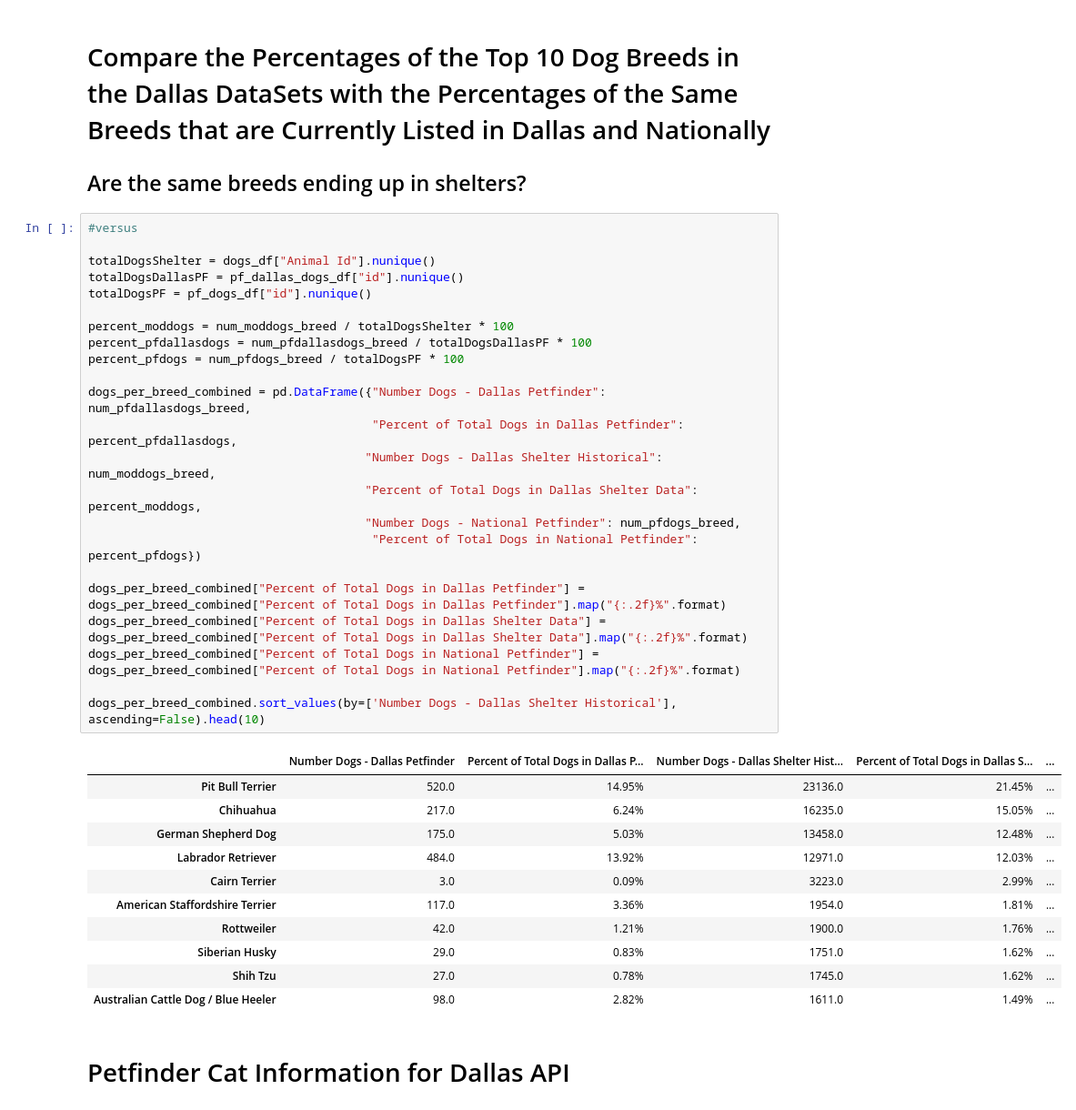
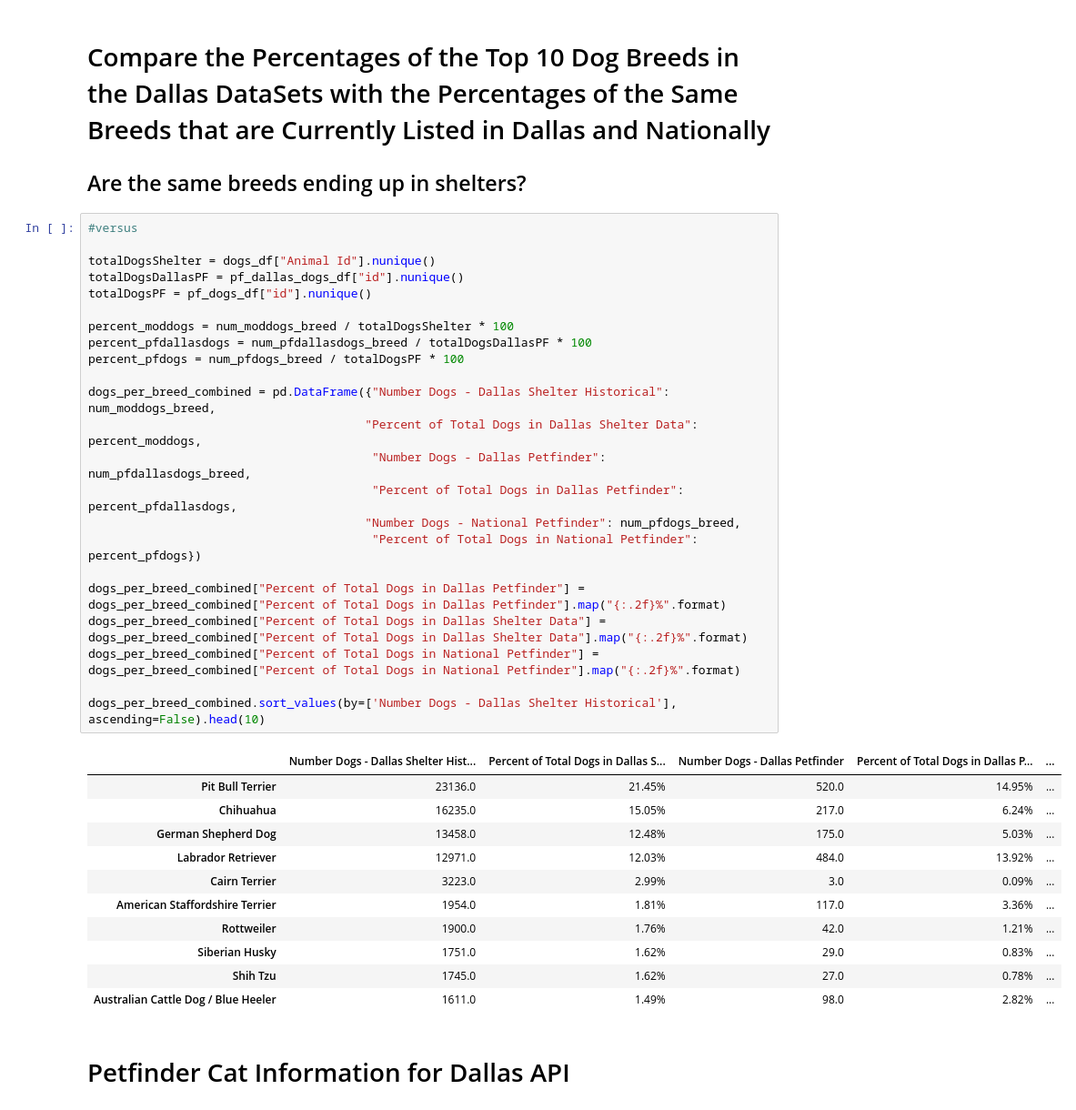
Before and after one commit to jconcha56429/Project1, a Jupyter notebook: Project1.ipynb, the cells around one changed output. Shown at 91% size. Saved outputs shown, nothing was run; the diff lists cells and outputs as text.

```diff
--- a/Project1.ipynb
+++ b/Project1.ipynb
@@ -918,38 +920,38 @@ See the caveats in the documentation: https://pandas.pydata.org/pandas-docs/stab
 # %%
 #versus
 
 totalDogsShelter = dogs_df["Animal Id"].nunique()
 totalDogsDallasPF = pf_dallas_dogs_df["id"].nunique()
 totalDogsPF = pf_dogs_df["id"].nunique()
 
 percent_moddogs = num_moddogs_breed / totalDogsShelter * 100
 percent_pfdallasdogs = num_pfdallasdogs_breed / totalDogsDallasPF * 100
 percent_pfdogs = num_pfdogs_breed / totalDogsPF * 100
 
-dogs_per_breed_combined = pd.DataFrame({"Number Dogs - Dallas Petfinder": num_pfdallasdogs_breed,
+dogs_per_breed_combined = pd.DataFrame({"Number Dogs - Dallas Shelter Historical": num_moddogs_breed,
+                                       "Percent of Total Dogs in Dallas Shelter Data": percent_moddogs,
+                                        "Number Dogs - Dallas Petfinder": num_pfdallasdogs_breed,
                                         "Percent of Total Dogs in Dallas Petfinder": percent_pfdallasdogs,
-                                       "Number Dogs - Dallas Shelter Historical": num_moddogs_breed,
-                                       "Percent of Total Dogs in Dallas Shelter Data": percent_moddogs,
                                        "Number Dogs - National Petfinder": num_pfdogs_breed,
                                         "Percent of Total Dogs in National Petfinder": percent_pfdogs})
 
 dogs_per_breed_combined["Percent of Total Dogs in Dallas Petfinder"] = dogs_per_breed_combined["Percent of Total Dogs in Dallas Petfinder"].map("{:.2f}%".format)
 dogs_per_breed_combined["Percent of Total Dogs in Dallas Shelter Data"] = dogs_per_breed_combined["Percent of Total Dogs in Dallas Shelter Data"].map("{:.2f}%".format)
 dogs_per_breed_combined["Percent of Total Dogs in National Petfinder"] = dogs_per_breed_combined["Percent of Total Dogs in National Petfinder"].map("{:.2f}%".format)
 
 dogs_per_breed_combined.sort_values(by=['Number Dogs - Dallas Shelter Historical'], ascending=False).head(10)
 # %% [output]
-|  | Number Dogs - Dallas Petfinder | Percent of Total Dogs in Dallas P... | Number Dogs - Dallas Shelter Hist... | Percent of Total Dogs in Dallas S... | ... |
-| Pit Bull Terrier | 520.0 | 14.95% | 23136.0 | 21.45% | ... |
-| Chihuahua | 217.0 | 6.24% | 16235.0 | 15.05% | ... |
-| German Shepherd Dog | 175.0 | 5.03% | 13458.0 | 12.48% | ... |
-| Labrador Retriever | 484.0 | 13.92% | 12971.0 | 12.03% | ... |
-| Cairn Terrier | 3.0 | 0.09% | 3223.0 | 2.99% | ... |
-| American Staffordshire Terrier | 117.0 | 3.36% | 1954.0 | 1.81% | ... |
-| Rottweiler | 42.0 | 1.21% | 1900.0 | 1.76% | ... |
-| Siberian Husky | 29.0 | 0.83% | 1751.0 | 1.62% | ... |
-| Shih Tzu | 27.0 | 0.78% | 1745.0 | 1.62% | ... |
-| Australian Cattle Dog / Blue Heeler | 98.0 | 2.82% | 1611.0 | 1.49% | ... |
+|  | Number Dogs - Dallas Shelter Hist... | Percent of Total Dogs in Dallas S... | Number Dogs - Dallas Petfinder | Percent of Total Dogs in Dallas P... | ... |
+| Pit Bull Terrier | 23136.0 | 21.45% | 520.0 | 14.95% | ... |
+| Chihuahua | 16235.0 | 15.05% | 217.0 | 6.24% | ... |
+| German Shepherd Dog | 13458.0 | 12.48% | 175.0 | 5.03% | ... |
+| Labrador Retriever | 12971.0 | 12.03% | 484.0 | 13.92% | ... |
+| Cairn Terrier | 3223.0 | 2.99% | 3.0 | 0.09% | ... |
+| American Staffordshire Terrier | 1954.0 | 1.81% | 117.0 | 3.36% | ... |
+| Rottweiler | 1900.0 | 1.76% | 42.0 | 1.21% | ... |
+| Siberian Husky | 1751.0 | 1.62% | 29.0 | 0.83% | ... |
+| Shih Tzu | 1745.0 | 1.62% | 27.0 | 0.78% | ... |
+| Australian Cattle Dog / Blue Heeler | 1611.0 | 1.49% | 98.0 | 2.82% | ... |
 # %% [markdown]
 <h1>Petfinder Cat Information for Dallas API</h1>
 # %%
```
Also changed, not shown: parts of 17 cells of this notebook, 2 other files.
